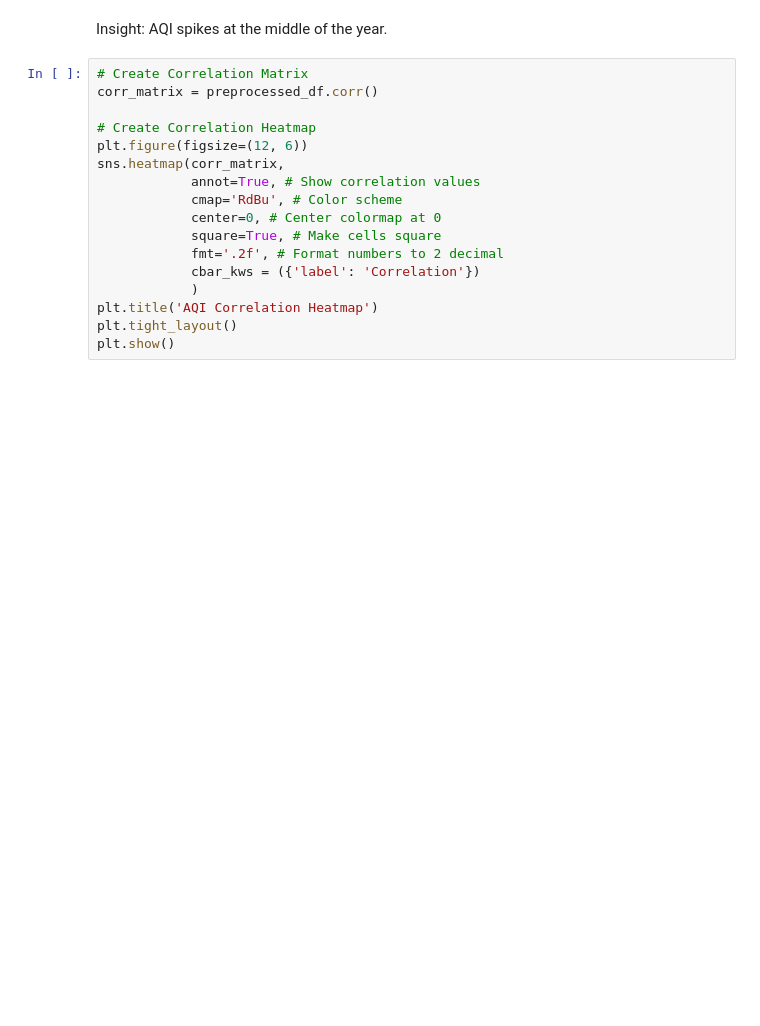
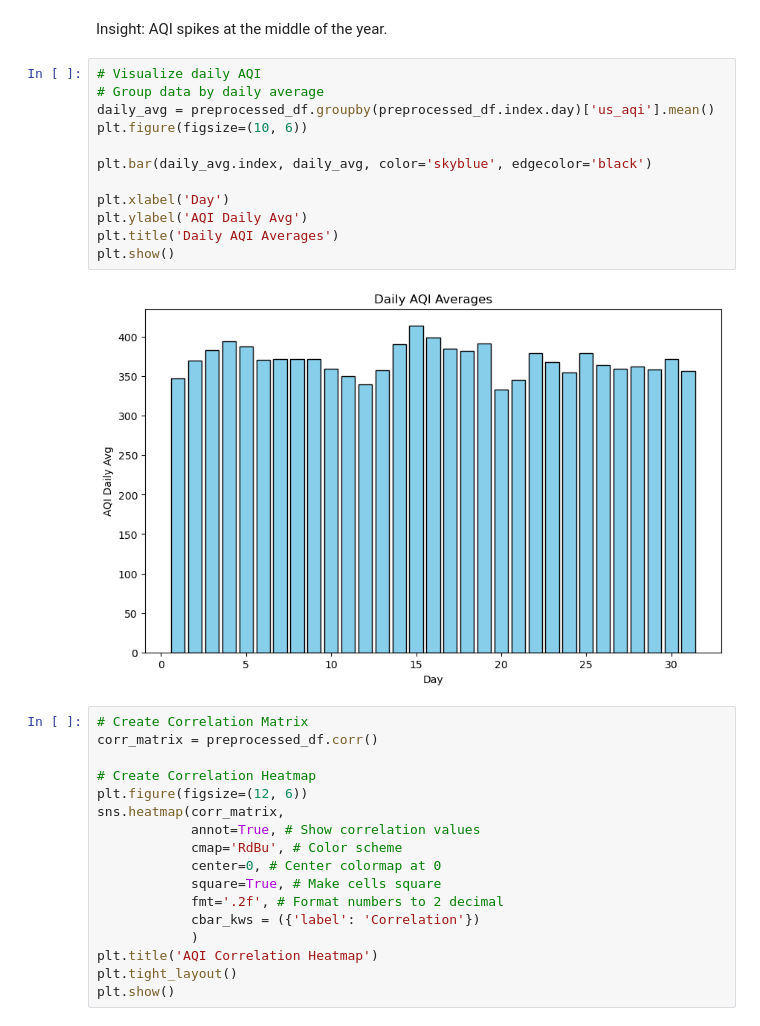
Before and after one commit to mahesa005/jakarta-aqi-prediction-model, a Jupyter notebook: aqi_forecast.ipynb, the cells around one changed output. Saved outputs shown, nothing was run; the diff lists cells and outputs as text; blank space fills up the shorter version.

```diff
--- a/aqi_forecast.ipynb
+++ b/aqi_forecast.ipynb
@@ -312,6 +312,20 @@ plt.show()
 [figure]
 # %% [markdown]
 Insight: AQI spikes at the middle of the year.
+# %%
+# Visualize daily AQI
+# Group data by daily average
+daily_avg = preprocessed_df.groupby(preprocessed_df.index.day)['us_aqi'].mean()
+plt.figure(figsize=(10, 6))
+
+plt.bar(daily_avg.index, daily_avg, color='skyblue', edgecolor='black')
+
+plt.xlabel('Day')
+plt.ylabel('AQI Daily Avg')
+plt.title('Daily AQI Averages')
+plt.show()
+# %% [output]
+[figure, added]
 # %%
 # Create Correlation Matrix
 corr_matrix = preprocessed_df.corr()
```
Also changed, not shown: parts of 9 cells of this notebook, 1 other file.
